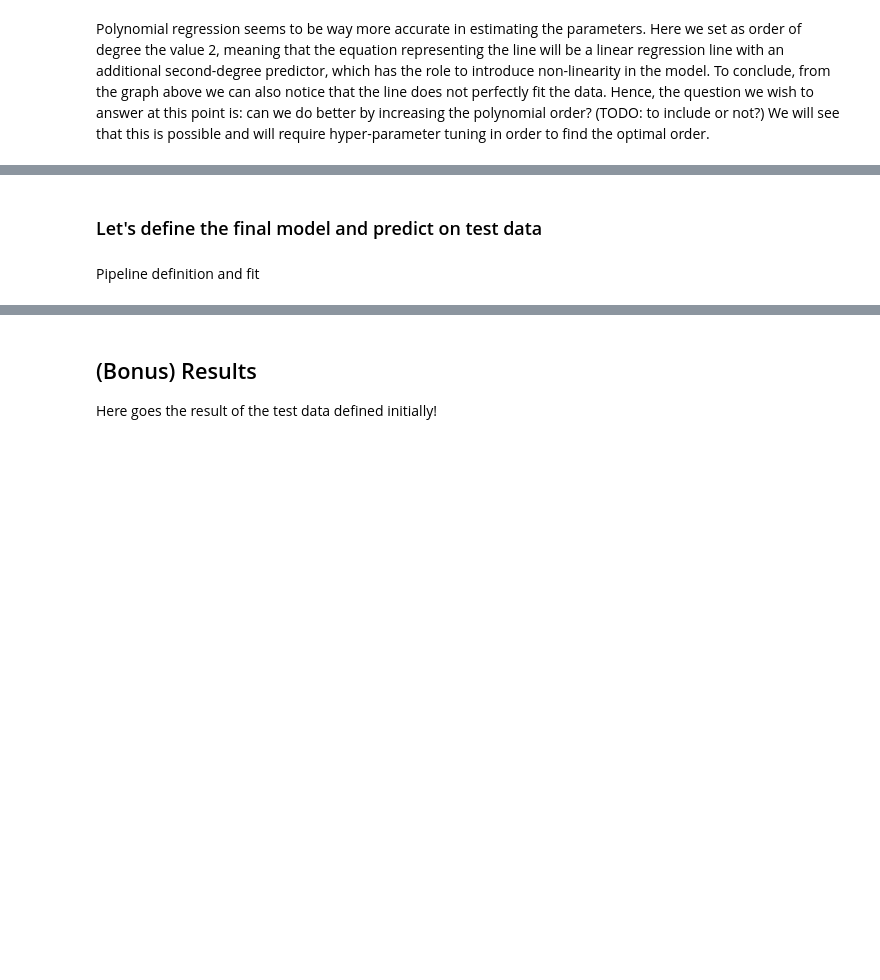
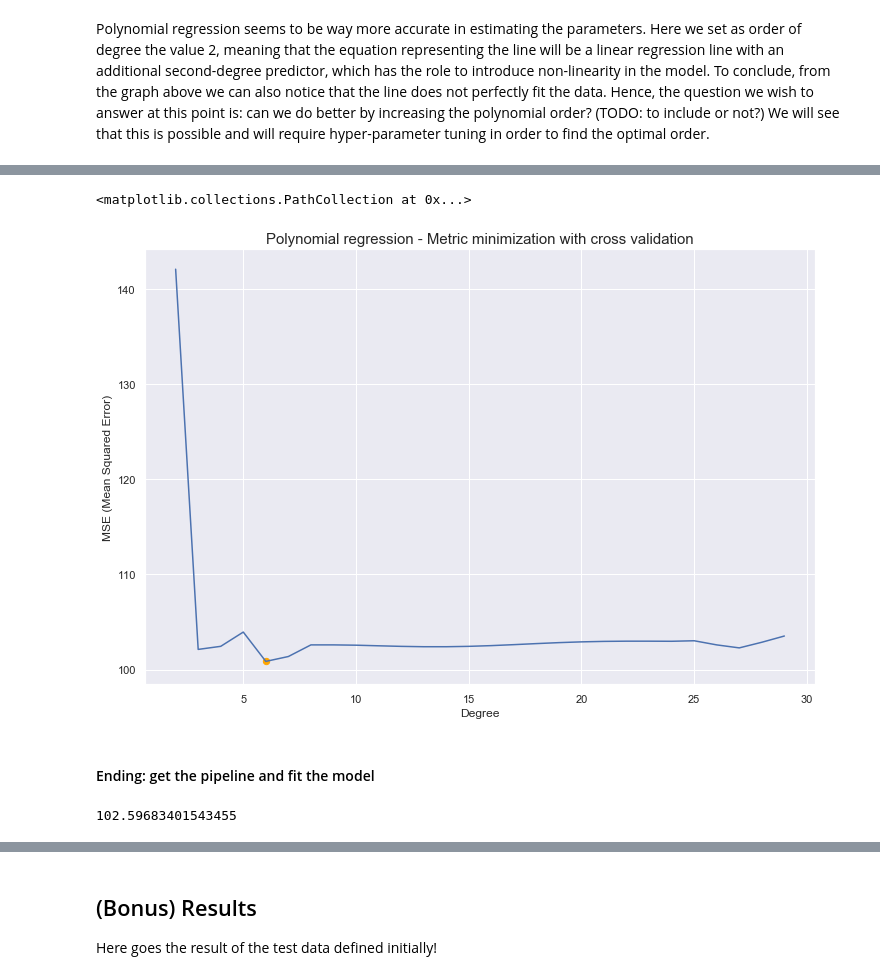
Before and after one commit to Travaz/supermercato24, a Jupyter notebook: analytics.ipynb, the cells around one changed output, grey strips where cells are left out. Drawn from its saved outputs; the diff is of its cells as text; code cells hidden in the pictures; blank space fills up the shorter version.

Commit message:
2nd model up and running!

```diff
--- a/analytics.ipynb
+++ b/analytics.ipynb
@@ -246,0 +203,7 @@ from sklearn.model_selection import cross_val_score
+# %%
+# Build a column transformer for reshaping purposes to inject directly into the pipeline
+class ReshapeTransformer(BaseEstimator,TransformerMixin):
+    def fit(self,X,y=None):
+        return self
+    def transform(self,X,y=None):
+        return X.values.reshape(-1,1)
@@ -247,31 +216,22 @@ from sklearn.model_selection import cross_val_score
 # %%
 # Pipeline for the high-degree polynomial model
 def get_poly_pipeline(degree):
+    # Column reshaping transformer
+    my_reshape_transformer = ReshapeTransformer()
     # Polynomial-degree transformer with a degree of 2 (parameter to be optimized sooner or later!)
     my_poly_transformer = PolynomialFeatures(degree=degree)
     # Define the model
     my_poly_model = LinearRegression()
     # Define and return the pipeline: bundle together data preprocessing and model definition
-    return make_pipeline(my_poly_transformer,my_poly_model)
+    return make_pipeline(my_reshape_transformer, my_poly_transformer, my_poly_model)
 # %%
 # Method to optimize hyper-parameters for the polynomial linear regression model
-def get_poly_lr_score(poly_degree=2,kfold=5):
-    """
-        Execute the following pipeline: Preprocessing, Model definition, Model fitting with cross validation
-
-            Input:
-                (1) poly_degree: set the highest degree polynomial in the regression equation
-                (2) kfold: set the number of splits performed by cross validation
-
-            Output:
-                (1) (TODO) the average score produced from cross validation with
-    """
-
+def get_poly_lr_score(x,y,poly_degree=2,kfold=5):
     # Retrieve the pipeline for the polynomial regression model
     my_pipeline = get_poly_pipeline(degree=poly_degree)
     # Perform K-fold cross validation on the pipeline with a negative mean absolute error as evaluation metric for the model at each split
     # (TODO) (N.B.) each scores is multiply by 1 in order to resotre the minimization problem: we want to get the lowest possible scores for that metric
-    scores = (-1)*cross_val_score(my_pipeline,x,y,cv=5,scoring = "neg_mean_absolute_error")
+    scores = (-1)*cross_val_score(my_pipeline, x, y, cv=5, scoring="neg_mean_squared_error")
     # (5) Return the score as an average of the MSE on different train-validation splits
     return scores.mean()
 # %%
@@ -281,6 +241,6 @@ def get_poly_lr_score(poly_degree=2,kfold=5):
 # Define a range of possible polynomial degrees that goes from 2 to 20 (i.e. in the polynomial regression equation, this would mean from x**2 to x**30 [highly non-linear relationship])
 degrees = range(2,30)
 # Define the average scores for each of the possible values
-scores = [get_poly_lr_score(degree) for degree in degrees]
+scores = [get_poly_lr_score(df.x,df.y,degree) for degree in degrees]
 # Collect these in a dictionary with key-value pairs
 scores_dict = dict(zip(degrees,scores))
@@ -290,7 +247,25 @@ plt.plot(list(scores_dict.keys()),list(scores_dict.values()))
 # %%
 # Now we want to retrieve the best performing parameter for the model
 degree_best = min(scores_dict,key=scores_dict.get)
-# %% [markdown]
-### Let's define the final model and predict on test data
-# %% [markdown]
-Pipeline definition and fit
+# %%
+# Visualize the results
+plt.figure(figsize=(12,8))
+
+# Graph settings
+plt.title("Polynomial regression - Metric minimization with cross validation", size=15)
+plt.xlabel("Degree")
+plt.ylabel("MSE (Mean Squared Error)")
+
+# Visualize the line
+sns.lineplot(list(scores_dict.keys()),list(scores_dict.values()))
+# Highlight the minimum value
+plt.scatter(degree_best,scores_dict[degree_best],marker='o',color="orange",s=40)
+# %% [output]
+<matplotlib.collections.PathCollection at 0x...>
+[figure, added]
+# %% [markdown]
+#### Ending: get the pipeline and fit the model
+# %%
+scores[degree_best]
+# %% [output]
+102.59683401543455
```
Also changed, not shown: parts of 63 cells of this notebook, 1 other file.
